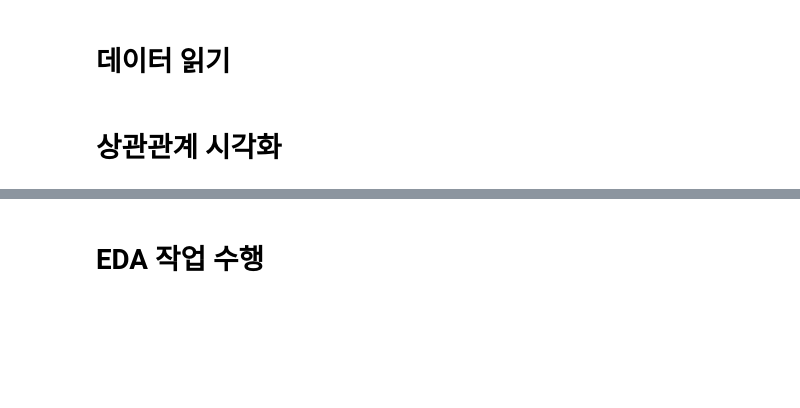
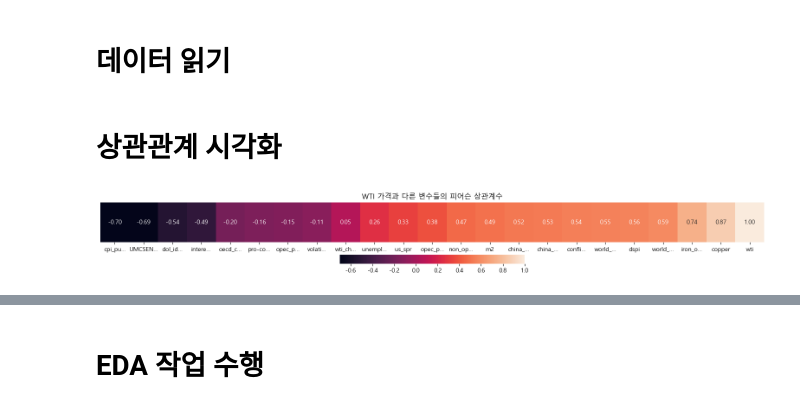
Before and after one commit to 1588mobalmobal/-, a Jupyter notebook: do_it_again.ipynb, the cells around one changed output, grey strips where cells are left out. Saved outputs shown, nothing was run; the diff lists cells and outputs as text; code cells hidden in the pictures; blank space fills up the shorter version.

```diff
--- a/do_it_again.ipynb
+++ b/do_it_again.ipynb
@@ -58,9 +63,16 @@ df_month_2024 = pd.read_excel('./new_data/new_test2.xlsx', sheet_name=5) # 2024
 # %%
 df_month_a = df_month.iloc[:, 5:]
 df_month_corr = df_month_a.corr()[['wti']].sort_values(by = 'wti', ascending = True).T
-fig, ax = plt.subplots(figsize=(18, 2))
+fig, ax = plt.subplots(figsize=(16, 2))
 plt.tight_layout()
-sns.heatmap(df_month_corr, annot=True, fmt=".2f", yticklabels=False,
-            cbar=True, cbar_kws={"orientation": "horizontal", "pad": 0.2})
+sns.heatmap(df_month_corr, annot=True, fmt=".2f", yticklabels=False, cbar_kws={"orientation": "horizontal", "pad": 0.2})
+xtick_labels = [label.get_text()[:6] + "…" if len(label.get_text()) > 6 else label.get_text()
+                for label in ax.get_xticklabels()]
+
+# ✅ X축 라벨 업데이트 및 가독성 조정
+ax.set_xticklabels(xtick_labels, rotation=0, ha='center')
 plt.title("WTI 가격과 다른 변수들의 피어슨 상관계수")
+
 plt.show()
+# %% [output]
+[figure, added]
```
Also changed, not shown: parts of 31 cells of this notebook, 3 other files.
